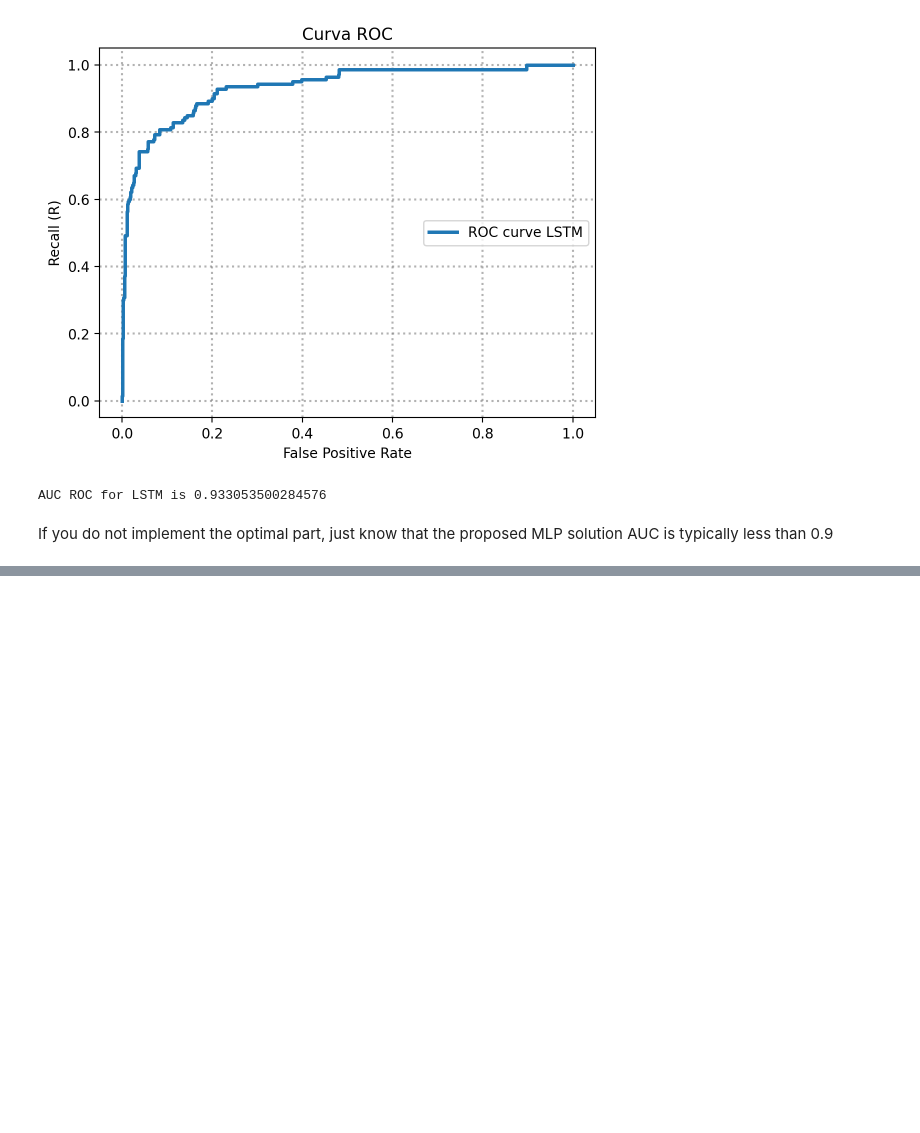
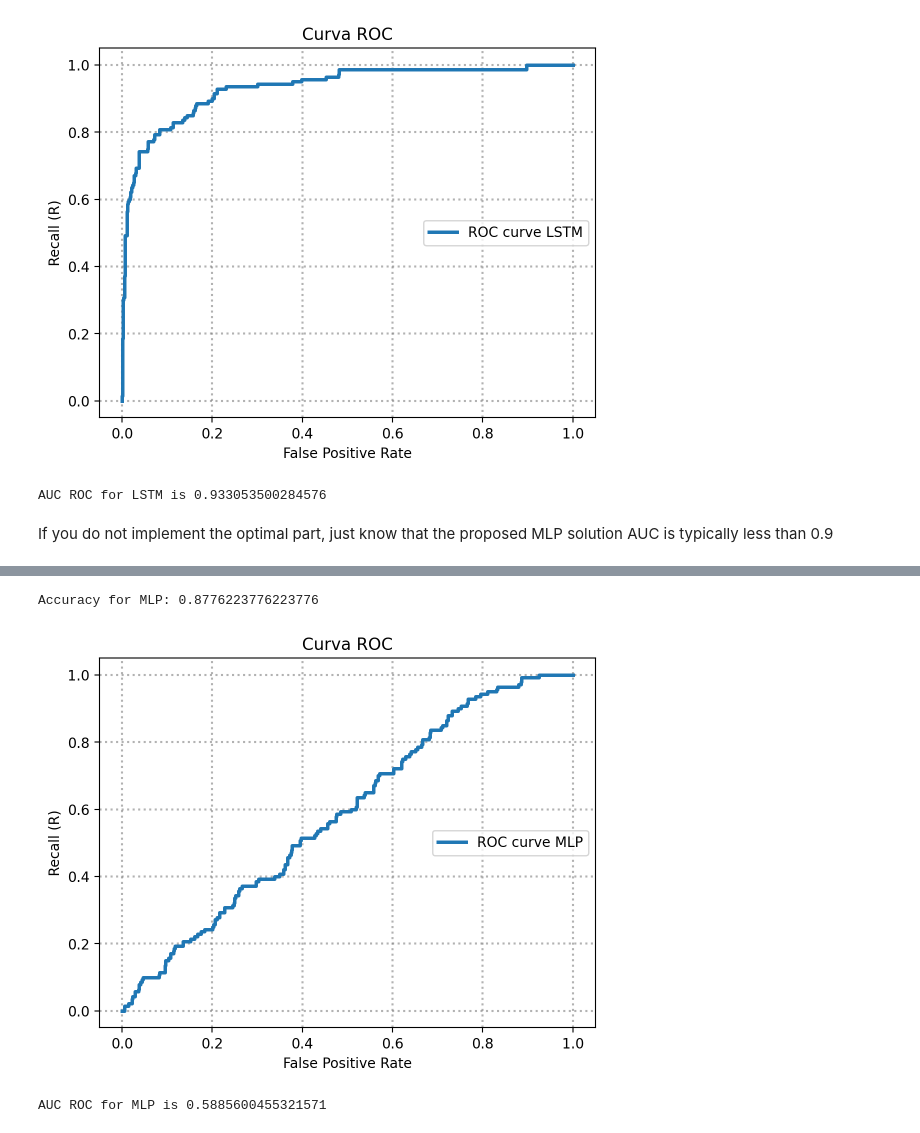
Before and after one commit to danitoribio/neural_networks, a Jupyter notebook: project3/Student_Lab_RNNs_Sentiment_Analysis.ipynb, the cells around one changed output, grey strips where cells are left out. Cells and saved outputs as stored; diff of their text form; code cells hidden in the pictures; blank space fills up the shorter version.

```diff
--- a/project3/Student_Lab_RNNs_Sentiment_Analysis.ipynb
+++ b/project3/Student_Lab_RNNs_Sentiment_Analysis.ipynb
@@ -614,3 +614,81 @@ Compare the accuracy/ROC with those achieved by the MLP classifier that predicts
 
 
 <img src='http://www.tsc.uc3m.es/~olmos/BBVA/MLP.png' width=800 />
+# %%
+class MLP(nn.Module):
+    def __init__(self, input_size, hidden_size1, hidden_size2, output_size):
+        super(MLP, self).__init__()
+        self.fc1 = nn.Linear(input_size, hidden_size1)
+        self.fc2 = nn.Linear(hidden_size1, hidden_size2)
+        self.fc3 = nn.Linear(hidden_size2, output_size)
+        self.relu = nn.ReLU()
+        self.softmax = nn.Softmax(dim=1)
+
+    def forward(self, x):
+        x = self.relu(self.fc1(x))
+        x = self.relu(self.fc2(x))
+        x = self.fc3(x)
+        return self.softmax(x)
+
+# Calculate the mean of word embeddings for each document
+docs_train_mean = [torch.mean(torch.stack([torch.tensor(w.vector) for w in doc]), dim=0) for doc in docs_train]
+docs_val_mean = [torch.mean(torch.stack([torch.tensor(w.vector) for w in doc]), dim=0) for doc in docs_val]
+docs_test_mean = [torch.mean(torch.stack([torch.tensor(w.vector) for w in doc]), dim=0) for doc in docs_test]
+
+
+# Convert to tensors
+x_train_mean = torch.stack(docs_train_mean)
+x_val_mean = torch.stack(docs_val_mean)
+x_test_mean = torch.stack(docs_test_mean)
+
+# Define MLP parameters
+input_size = x_train_mean.size(1)
+hidden_size1 = 10
+hidden_size2 = 5
+output_size = 2
+
+# Instantiate MLP model
+mlp_model = MLP(input_size, hidden_size1, hidden_size2, output_size)
+
+# Define loss function and optimizer
+criterion = nn.CrossEntropyLoss()
+optimizer = optim.Adam(mlp_model.parameters())
+
+# Train MLP model
+mlp_model.train()
+for epoch in range(10):
+    optimizer.zero_grad()
+    outputs = mlp_model(x_train_mean)
+    loss = criterion(outputs, torch.Tensor(y_train).type(torch.LongTensor))
+    loss.backward()
+    optimizer.step()
+
+# Evaluate MLP model
+mlp_model.eval()
+with torch.no_grad():
+    outputs = mlp_model(x_test_mean)
+    probs = torch.exp(outputs).numpy()
+    preds = np.argmax(probs, axis=1)
+    accuracy = np.sum(preds == y_test) / len(y_test)
+
+# Compare accuracy and ROC AUC with LSTM
+print(f"Accuracy for MLP: {accuracy}")
+
+fpr, recall, thresholds = metrics.roc_curve(y_test, probs[:,1], pos_label=1)
+
+fig, ax = plt.subplots()
+plt.plot(fpr, recall, lw=2.5, label='ROC curve MLP')
+plt.legend(loc=7)
+plt.grid(True, which='major', color='gray', alpha=0.6, linestyle='dotted', lw=1.5)
+plt.xlabel('False Positive Rate')
+plt.ylabel('Recall (R)')
+plt.title('Curva ROC')
+plt.show()
+
+area_roc_MLP = metrics.roc_auc_score(y_test, probs[:,1])
+
+print(f"AUC ROC for MLP is {area_roc_MLP}")
+# %% [output]
+Accuracy for MLP: 0.8776223776223776
+[figure, added]
+AUC ROC for MLP is 0.5885600455321571
```
